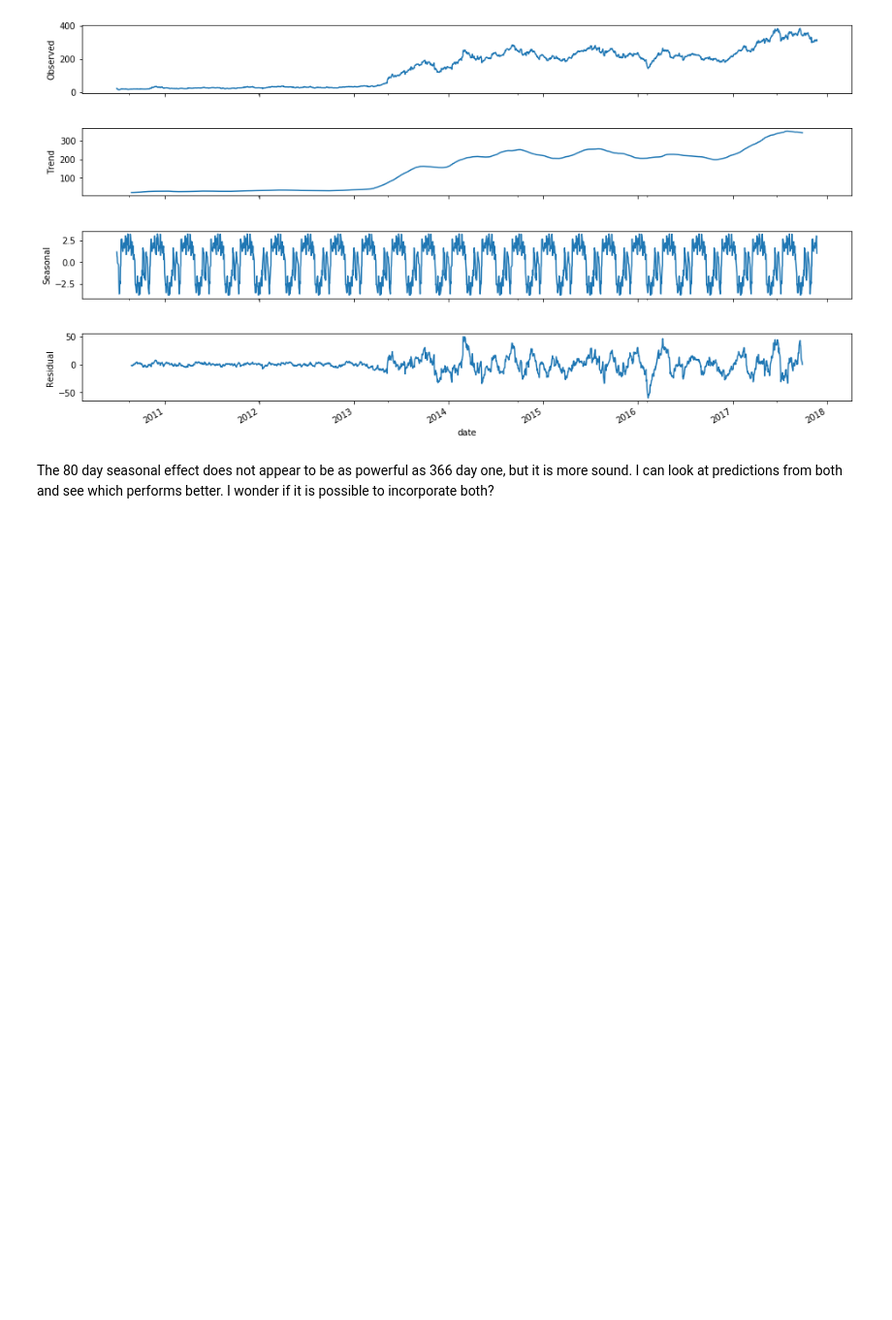
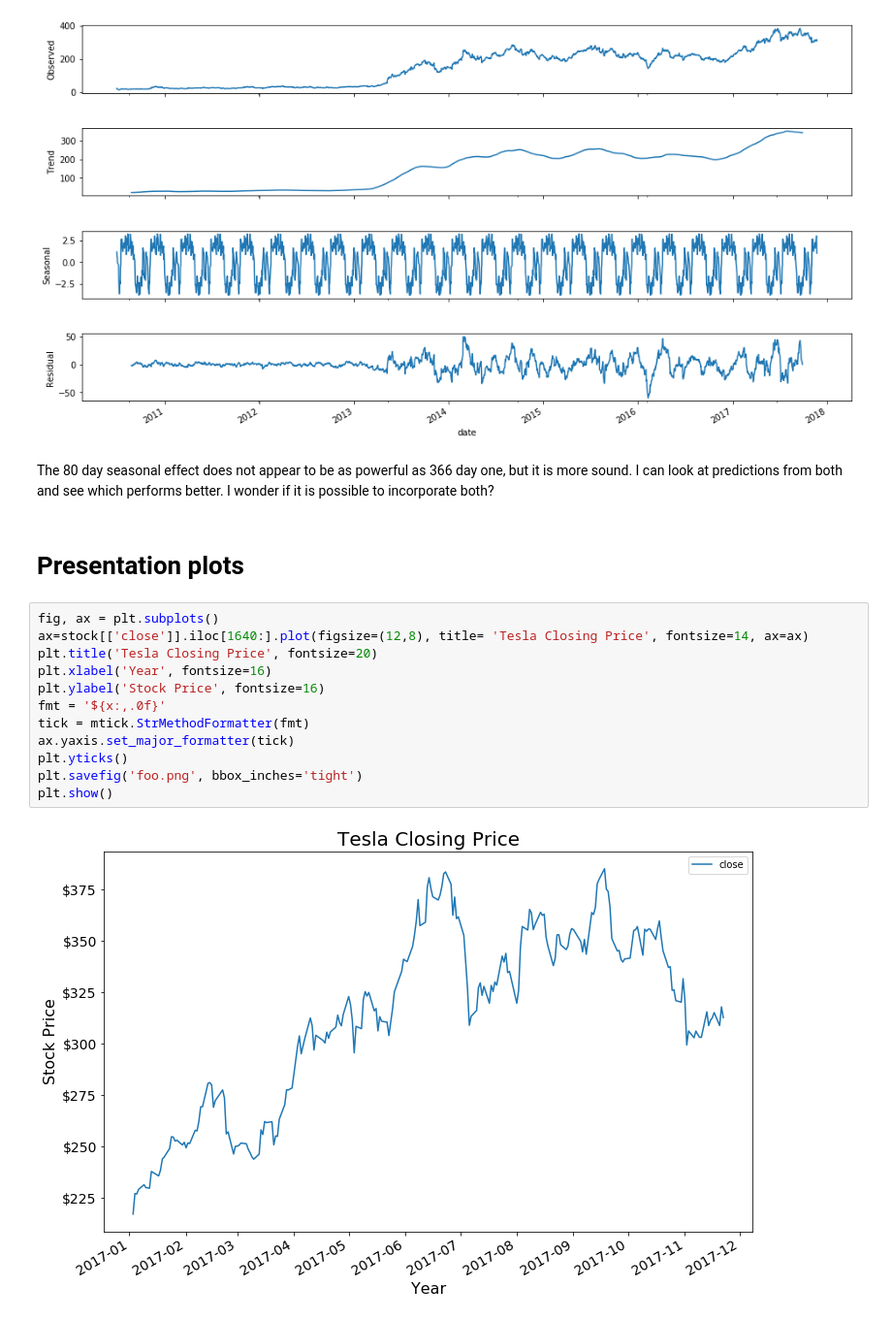
Before and after one commit to dale-wahl/Tesla_stock_prediction, a Jupyter notebook: EDA_tesla_time_series.ipynb, the cells around one changed output. Shown at 97% size. Cells and saved outputs as stored; diff of their text form; blank space fills up the shorter version.

Commit message:
add notebooks and presentation

```diff
--- a/EDA_tesla_time_series.ipynb
+++ b/EDA_tesla_time_series.ipynb
@@ -251,3 +256,19 @@ plt.show()
 [figure]
 # %% [markdown]
 The 80 day seasonal effect does not appear to be as powerful as 366 day one, but it is more sound. I can look at predictions from both and see which performs better. I wonder if it is possible to incorporate both?
+# %% [markdown]
+# Presentation plots
+# %%
+fig, ax = plt.subplots()
+ax=stock[['close']].iloc[1640:].plot(figsize=(12,8), title= 'Tesla Closing Price', fontsize=14, ax=ax)
+plt.title('Tesla Closing Price', fontsize=20)
+plt.xlabel('Year', fontsize=16)
+plt.ylabel('Stock Price', fontsize=16)
+fmt = '${x:,.0f}'
+tick = mtick.StrMethodFormatter(fmt)
+ax.yaxis.set_major_formatter(tick)
+plt.yticks()
+plt.savefig('foo.png', bbox_inches='tight')
+plt.show()
+# %% [output]
+[figure, added]
```
Also changed, not shown: parts of 5 cells of this notebook, 12 other files.
